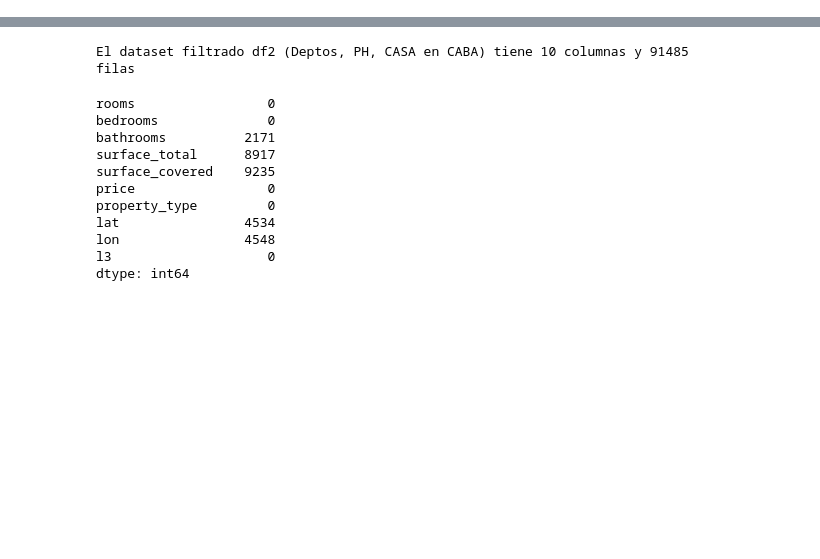
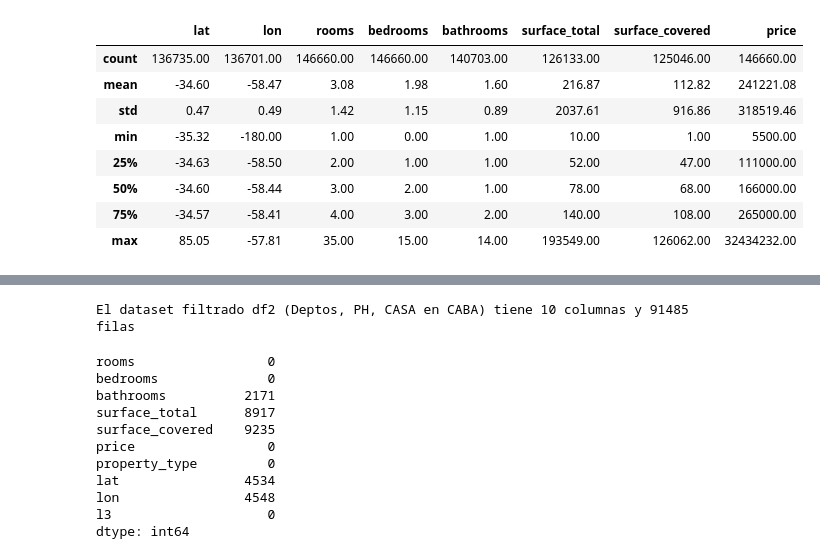
Before and after one commit to joaquinmenendez/Tasador, a Jupyter notebook: PyDay_Proyecto.ipynb, the cells around one changed output, grey strips where cells are left out. Cells and saved outputs as stored; diff of their text form; code cells hidden in the pictures; blank space fills up the shorter version.

```diff
--- a/PyDay_Proyecto.ipynb
+++ b/PyDay_Proyecto.ipynb
@@ -10,0 +33,13 @@ __IMPORTANTE__: Simplifiqué los pasos del proyecto 1 a modo de poder tener un n
+# %%
+# Estadistica descriptiva de variables cuantitativas
+df.describe().round(2)
+# %% [output]
+|  | lat | lon | rooms | bedrooms | bathrooms | surface_total | surface_covered | price |
+| count | 136735.00 | 136701.00 | 146660.00 | 146660.00 | 140703.00 | 126133.00 | 125046.00 | 146660.00 |
+| mean | -34.60 | -58.47 | 3.08 | 1.98 | 1.60 | 216.87 | 112.82 | 241221.08 |
+| std | 0.47 | 0.49 | 1.42 | 1.15 | 0.89 | 2037.61 | 916.86 | 318519.46 |
+| min | -35.32 | -180.00 | 1.00 | 0.00 | 1.00 | 10.00 | 1.00 | 5500.00 |
+| 25% | -34.63 | -58.50 | 2.00 | 1.00 | 1.00 | 52.00 | 47.00 | 111000.00 |
+| 50% | -34.60 | -58.44 | 3.00 | 2.00 | 1.00 | 78.00 | 68.00 | 166000.00 |
+| 75% | -34.57 | -58.41 | 4.00 | 3.00 | 2.00 | 140.00 | 108.00 | 265000.00 |
+| max | 85.05 | -57.81 | 35.00 | 15.00 | 14.00 | 193549.00 | 126062.00 | 32434232.00 |
```
Also changed, not shown: parts of 37 cells of this notebook, 3 other files.
